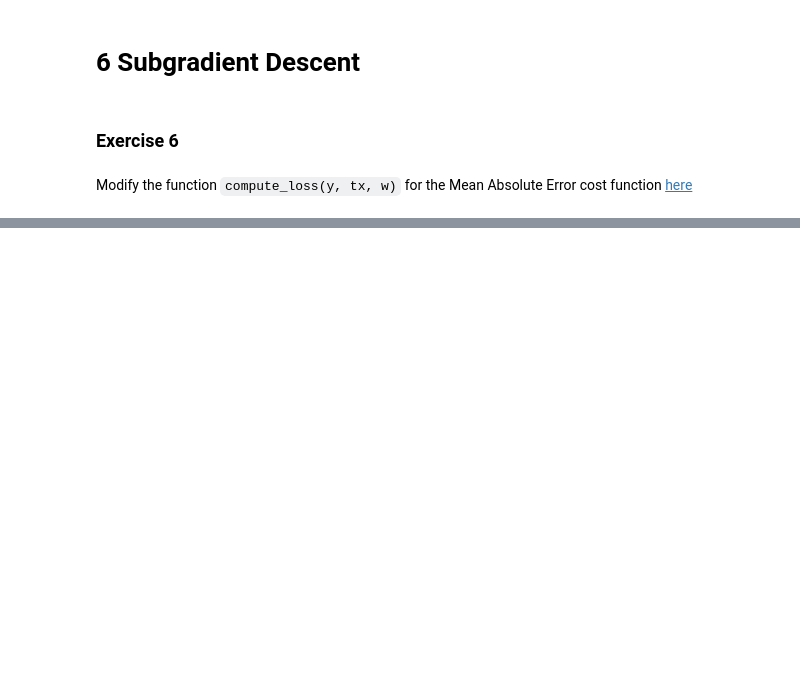
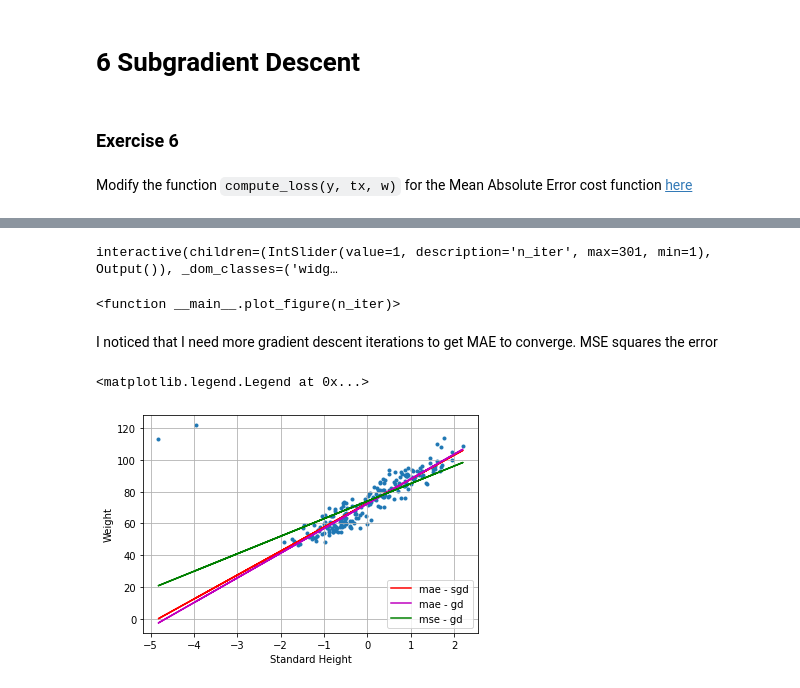
Before and after one commit to alec-flowers/20Fall_machinelearning, a Jupyter notebook: labs/ex02/template/ex02.ipynb, the cells around one changed output, grey strips where cells are left out. Cells and saved outputs as stored; diff of their text form; code cells hidden in the pictures; blank space fills up the shorter version.

```diff
--- a/labs/ex02/template/ex02.ipynb
+++ b/labs/ex02/template/ex02.ipynb
@@ -212,0 +437,22 @@ Modify the function `compute_loss(y, tx, w)` for the Mean Absolute Error cost fu
+# %%
+def stochastic_gradient_descent_mae(y, tx, w_initial, batch_size, gamma, max_iter = 50):
+    losses = []
+    weights = [w_initial]
+
+    for i in range(max_iter):
+
+        for batch_y, batch_tx in batch_iter(y, tx, batch_size):
+            gradient = compute_subgradient(batch_y, batch_tx, weights[i])
+            w = weights[i] - gamma * gradient
+
+        losses.append(compute_loss(y, tx, weights[i],error_fn = 'MAE'))
+        weights.append(w)
+
+        print('SGD {}/{}  Loss: {:.5f}  w0 = {:.3f}  w1 = {:.3f}'.format(i+1,max_iter,losses[i],weights[i][0],weights[i][1]))
+
+    return weights, losses
+# %%
+gamma = .3
+w_initial = np.array([5,5])
+n_iter = 300
+mae_gd_gradient, mae_gd_losses = gradient_descent_mae(y, tx, w_initial, gamma, max_iter = n_iter)
@@ -212,0 +489,6 @@ Modify the function `compute_loss(y, tx, w)` for the Mean Absolute Error cost fu
+# %%
+gamma = .3
+w_initial = np.array([5,5])
+batch_size = 1
+n_iter = 300
+mae_gradient, mae_losses = stochastic_gradient_descent_mae(y, tx, w_initial, batch_size, gamma, max_iter = n_iter)
@@ -212,0 +513,33 @@ Modify the function `compute_loss(y, tx, w)` for the Mean Absolute Error cost fu
+# %%
+# Time Visualization
+from ipywidgets import IntSlider, interact
+def plot_figure(n_iter):
+    fig = gradient_descent_visualization(
+        mae_losses, mae_gradient, grid_losses, grid_w0, grid_w1, mean_x, std_x, height, weight, n_iter)
+    fig.set_size_inches(10.0, 6.0)
+
+interact(plot_figure, n_iter=IntSlider(min=1, max=len(mae_gradient)))
+# %% [output]
+interactive(children=(IntSlider(value=1, description='n_iter', max=301, min=1), Output()), _dom_classes=('widg…
+<function __main__.plot_figure(n_iter)>
+# %% [markdown]
+I noticed that I need more gradient descent iterations to get MAE to converge. MSE squares the error
+# %%
+mae_sgd_w = mae_gradient[-1]
+mae_gd_w = mae_gd_gradient[-1]
+# %%
+fig = plt.figure()
+ax1 = fig.add_subplot(1,1,1)
+
+ax1.scatter(tx[:,1], weight, marker='.')
+ax1.grid()
+ax1.set_xlabel('Standard Height')
+ax1.set_ylabel('Weight')
+
+ax1.plot(x,mae_sgd_w[0]+mae_sgd_w[1]*x,color='r', label = 'mae - sgd')
+ax1.plot(x,mae_gd_w[0]+mae_gd_w[1]*x,color='m', label = 'mae - gd')
+ax1.plot(x,gd_w[0]+gd_w[1]*x,color='g', label = 'mse - gd')
+ax1.legend()
+# %% [output]
+<matplotlib.legend.Legend at 0x...>
+[figure, added]
```
Also changed, not shown: parts of 32 cells of this notebook, 2 other files.
